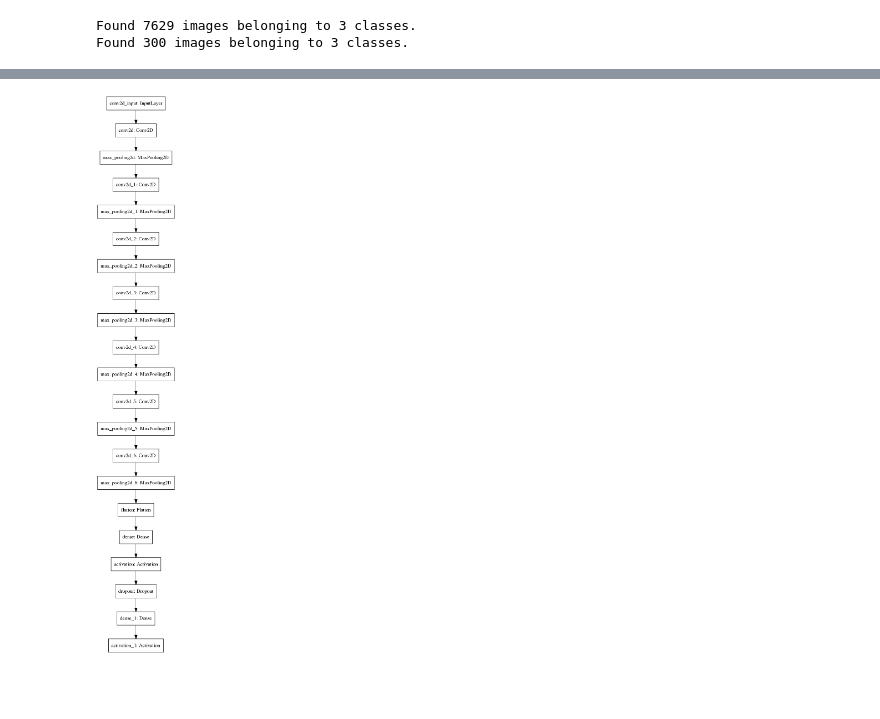
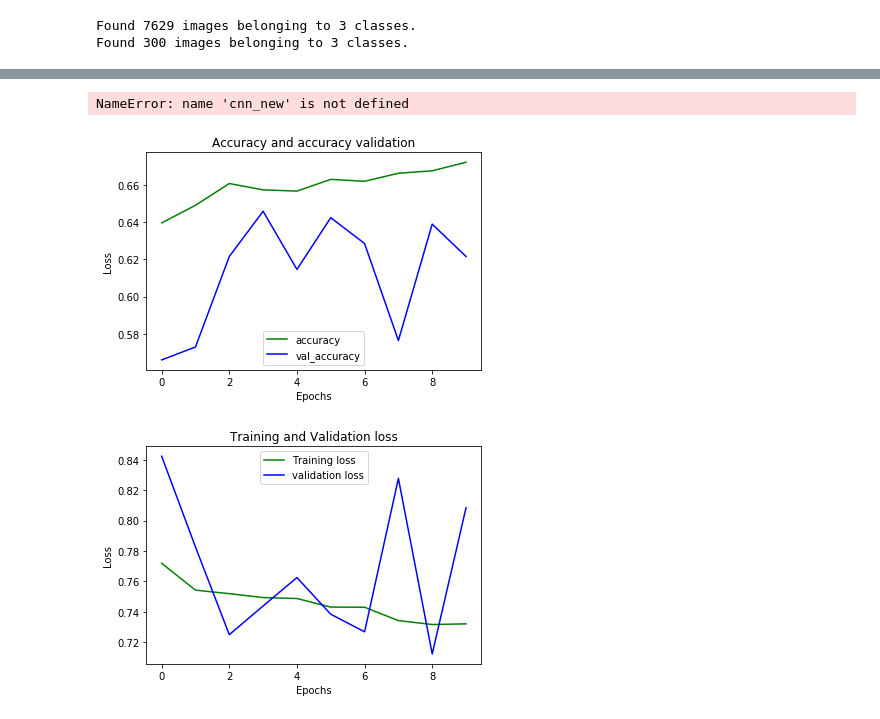
Before and after one commit to NicolasPrr/Inteligentesv2, a Jupyter notebook: more_train.ipynb, the cells around one changed output, grey strips where cells are left out. Saved outputs shown, nothing was run; the diff lists cells and outputs as text; code cells hidden in the pictures; blank space fills up the shorter version.

```diff
--- a/more_train.ipynb
+++ b/more_train.ipynb
@@ -219,11 +218,12 @@ def new_model(input_shape, filter_convs, filter_sizes, pool_sizes):
 
     network =Sequential()
     print(input_shape)
+    network.add(Dropout(0.5, input_shape=input_shape))
     #first layer
     network.add(Convolution2D( filter_convs[0],
                                filter_sizes[0],
                                padding='same',
-                               input_shape = input_shape,
+                               #input_shape = input_shape,
                                activation='relu'
                              ))
     network.add(MaxPooling2D(pool_size=pool_sizes[0]))
@@ -244,8 +244,16 @@ def new_model(input_shape, filter_convs, filter_sizes, pool_sizes):
     network.add(MaxPooling2D(pool_size=pool_sizes[2]))
 
 
-    #forth layer
-     network.add(Convolution2D( filter_convs[3],
+    #fourth layer
+    network.add(Convolution2D( filter_convs[3],
+                               filter_sizes[3],
+                               padding='same',
+                               input_shape = input_shape,
+                               activation='relu'
+                             ))
+    network.add(MaxPooling2D(pool_size=pool_sizes[3]))
+    #fourth layer
+    network.add(Convolution2D( 128,
                                filter_sizes[3],
                                padding='same',
                                input_shape = input_shape,
@@ -254,8 +262,9 @@ def new_model(input_shape, filter_convs, filter_sizes, pool_sizes):
     network.add(MaxPooling2D(pool_size=pool_sizes[3]))
 
 
+
     network.add(Flatten())
-    network.add(Dense(64))
+    network.add(Dense(128))
     network.add(Activation('relu'))
     network.add(Dropout(0.5))
     network.add(Dense(3))
@@ -369,15 +376,21 @@ validation_generator = test_datagen.flow_from_directory(
 # %% [output]
 Found 7629 images belonging to 3 classes.
 Found 300 images belonging to 3 classes.
+# %%
+#from keras.callbacks import Callback
+from tensorflow.keras.callbacks import Callback, CSVLogger
+csv_logger = CSVLogger('log_new_model.csv', append=True, separator=';')
 # %%
+
 cnn_new.compile(loss='categorical_crossentropy', optimizer='Adam', metrics = ['accuracy', 'mean_squared_error'])
 history = cnn_new.fit_generator(
         train_generator,
         steps_per_epoch=steps,
-        epochs=epochs,
+        epochs=60,
         validation_data=validation_generator,
         validation_steps=nb_validation_samples // batch_size,
         use_multiprocessing=True,
-        workers = 8
+        workers = 8,
+        callbacks=[csv_logger]
     )
 # %% [output]
@@ -391,4 +435,34 @@ tf.keras.utils.plot_model(cnn_new, "plot_models/second_model.png")
 
 #plot_model(cnn, to_file='model_plot_init.png')
 # %% [output]
-[figure, removed]
+NameError: name 'cnn_new' is not defined
+# %%
+loss_train = history.history['accuracy']
+loss_val = history.history['val_accuracy']
+img = plt.gcf()
+plt.plot(range(0,epochs), loss_train, 'g', label='accuracy')
+plt.plot(range(0,epochs), loss_val, 'b', label='val_accuracy')
+plt.title('Accuracy and accuracy validation')
+plt.xlabel('Epochs')
+plt.ylabel('Loss')
+plt.legend()
+plt.show()
+img.savefig('next_to_send/images_new_model/accuracy_third.png')
+# %% [output]
+[figure, added]
+# %%
+import matplotlib.pyplot as plt
+loss_train = history.history['loss']
+loss_val = history.history['val_loss']
+img = plt.gcf()
+plt.plot(range(0,epochs), loss_train, 'g', label='Training loss')
+plt.plot(range(0,epochs), loss_val, 'b', label='validation loss')
+plt.title('Training and Validation loss')
+plt.xlabel('Epochs')
+plt.ylabel('Loss')
+plt.legend()
+plt.show()
+
+img.savefig('next_to_send/images_new_model/training_lost_third.png')
+# %% [output]
+[figure, added]
```
Also changed, not shown: parts of 7 cells of this notebook, 9 other files.
